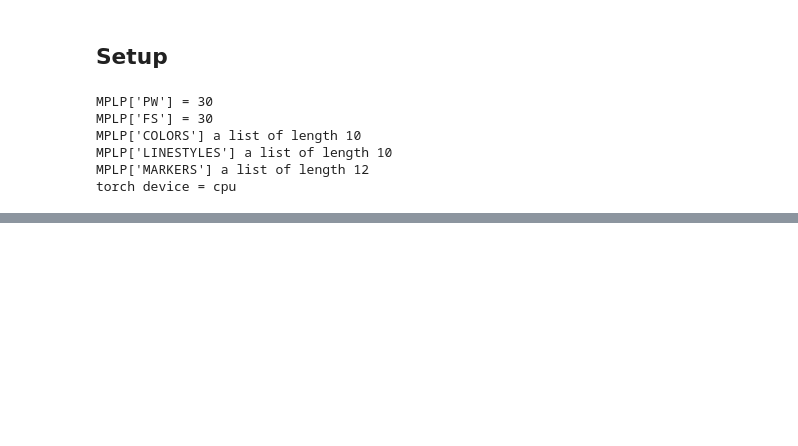
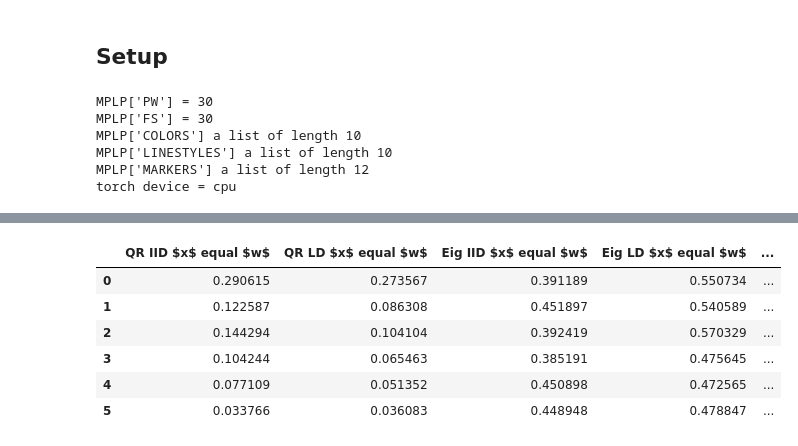
Before and after one commit to alegresor/rmatqmcpy, a Jupyter notebook: flag_manifold.ipynb, the cells around one changed output, grey strips where cells are left out. Saved outputs shown, nothing was run; the diff lists cells and outputs as text; code cells hidden in the pictures; blank space fills up the shorter version.

```diff
--- a/flag_manifold.ipynb
+++ b/flag_manifold.ipynb
@@ -126,0 +197,13 @@ RuntimeError: vmap: inplace arithmetic(self, *extra_args) is not possible becaus
+# %%
+errors_df = pd.DataFrame(errors.median(-1).values.T,columns=[name for (name,func) in genf_funcs])
+errors_df['n'] = n
+errors_df.set_index('n')
+errors_df
+# %% [output]
+|  | QR IID $x$ equal $w$ | QR LD $x$ equal $w$ | Eig IID $x$ equal $w$ | Eig LD $x$ equal $w$ | ... |
+| 0 | 0.290615 | 0.273567 | 0.391189 | 0.550734 | ... |
+| 1 | 0.122587 | 0.086308 | 0.451897 | 0.540589 | ... |
+| 2 | 0.144294 | 0.104104 | 0.392419 | 0.570329 | ... |
+| 3 | 0.104244 | 0.065463 | 0.385191 | 0.475645 | ... |
+| 4 | 0.077109 | 0.051352 | 0.450898 | 0.472565 | ... |
+| 5 | 0.033766 | 0.036083 | 0.448948 | 0.478847 | ... |
```
Also changed, not shown: parts of 5 cells of this notebook.
